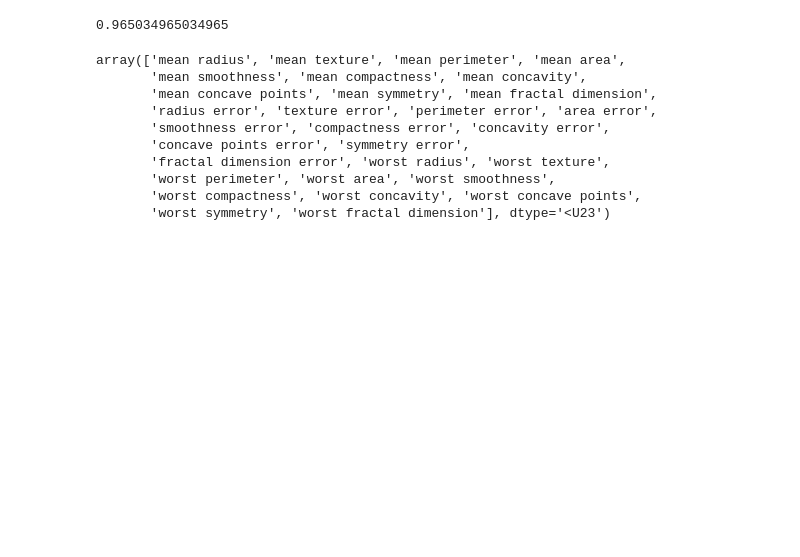
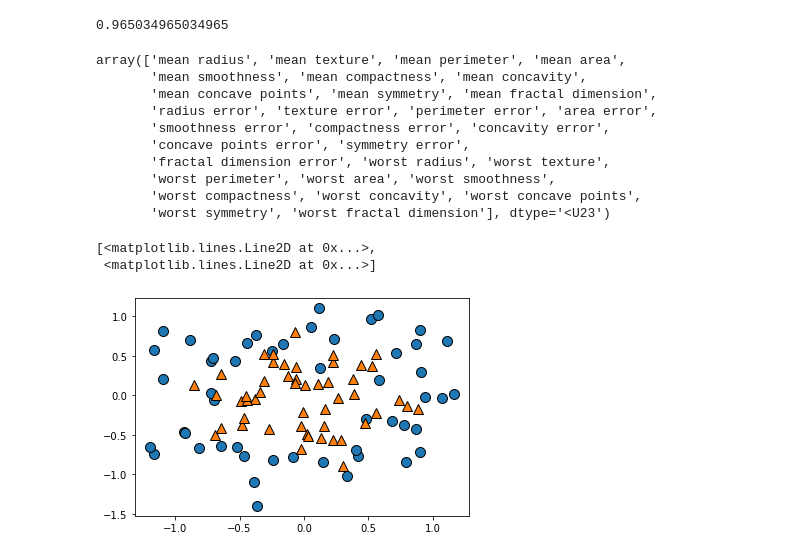
Before and after one commit to waldbear4/Python_2021, a Jupyter notebook: 20210622 Neural MLPClassifier, hidden_layer_sizes, max_iter.ipynb, the cells around one changed output. Drawn from its saved outputs; the diff is of its cells as text; code cells hidden in the pictures; blank space fills up the shorter version.

```diff
--- a/20210622 Neural MLPClassifier, hidden_layer_sizes, max_iter.ipynb
+++ b/20210622 Neural MLPClassifier, hidden_layer_sizes, max_iter.ipynb
@@ -433,0 +439,7 @@ cancer.data, cancer.target, random_state=0)
+# %%
+X, y = make_circles(noise = 0.25, factor = 0.5, random_state=1)
+mglearn.discrete_scatter(X[:,0],X[:,1],y)
+# %% [output]
+[<matplotlib.lines.Line2D at 0x...>,
+ <matplotlib.lines.Line2D at 0x...>]
+[figure, added]
```
Also changed, not shown: parts of 5 cells of this notebook.
